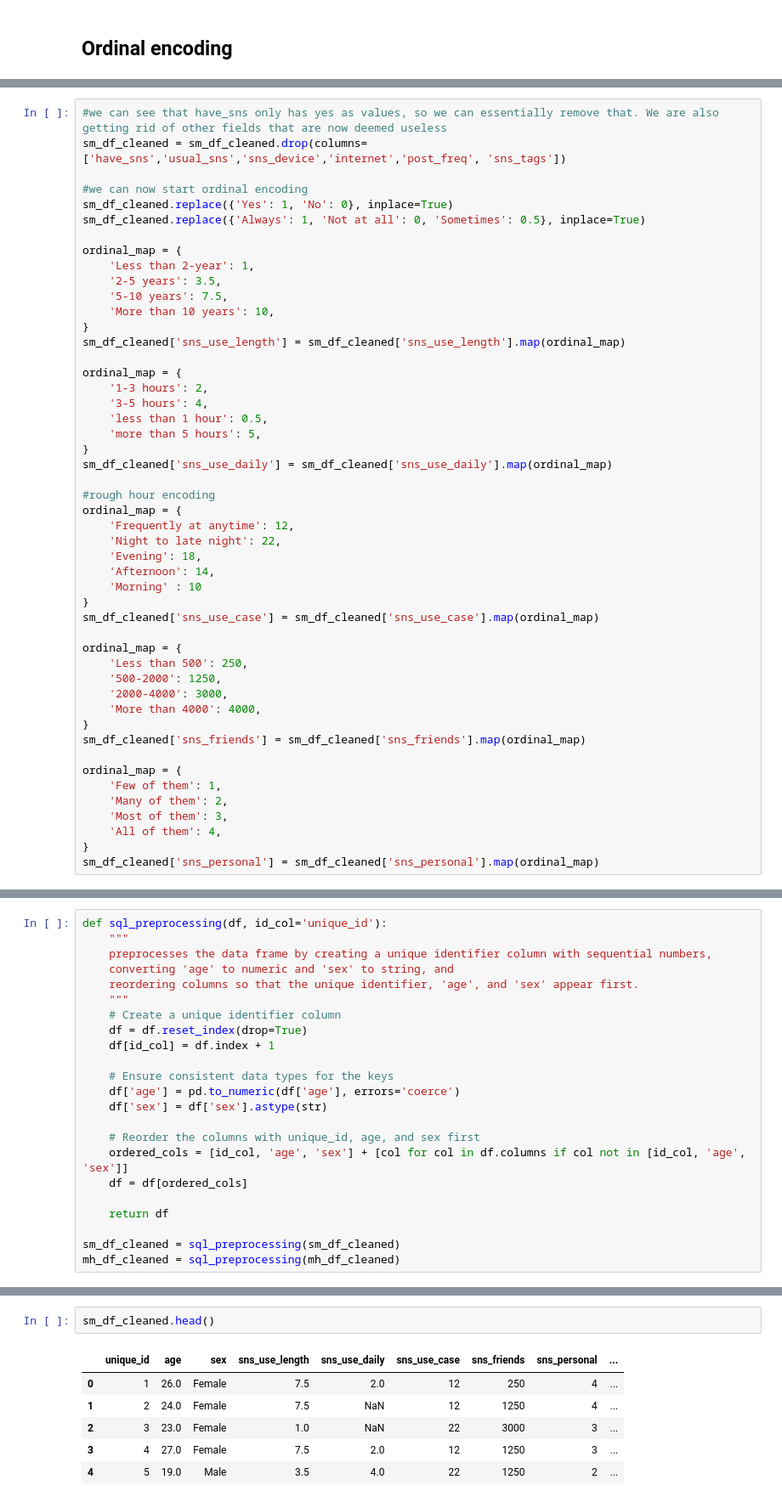
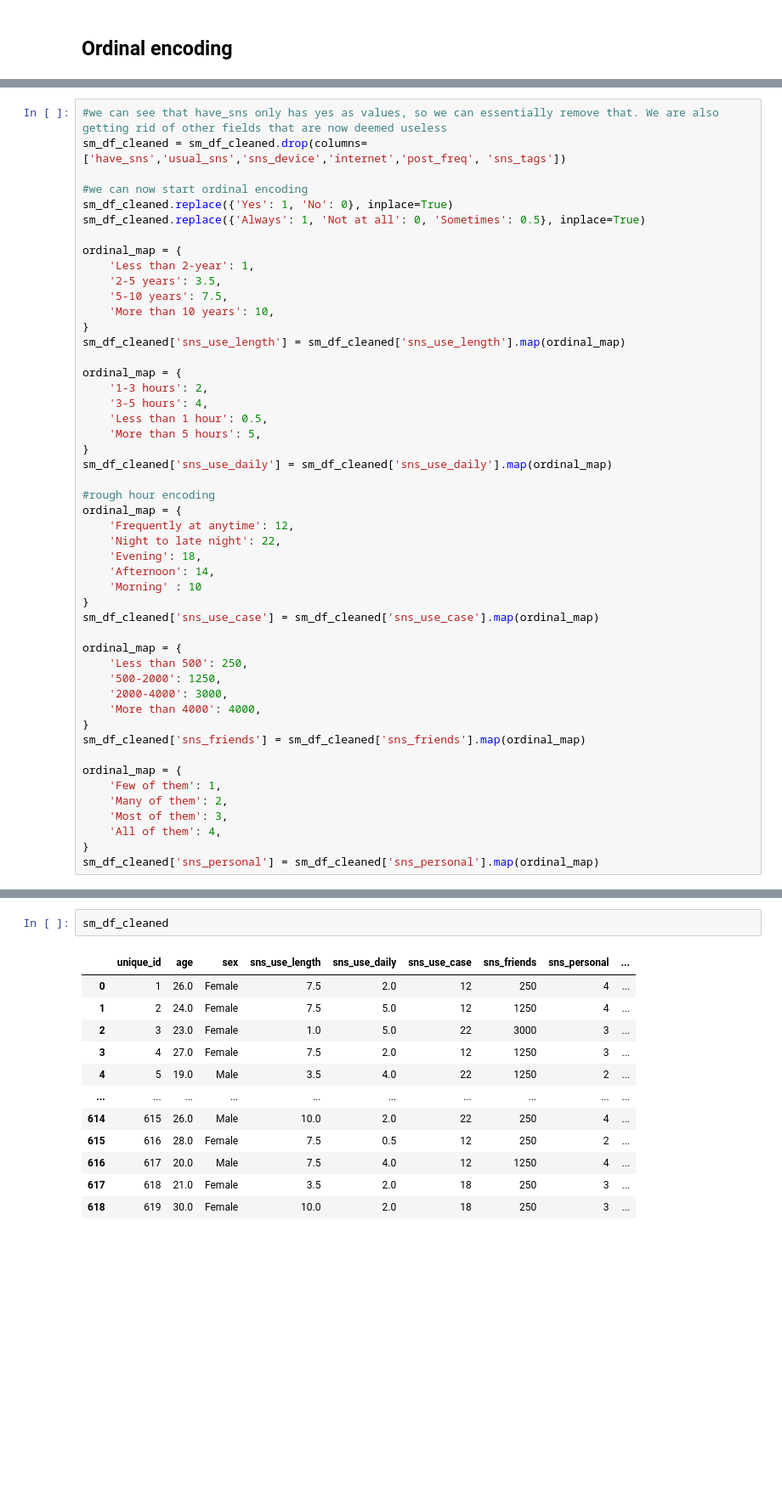
Before and after one commit to hirnas/cpsc368tp, a Jupyter notebook: code/final-submission.ipynb, the cells around one changed output, grey strips where cells are left out. Shown: that part at 85% size. Cells and saved outputs as stored; diff of their text form; blank space fills up the shorter version.

```diff
--- a/code/final-submission.ipynb
+++ b/code/final-submission.ipynb
@@ -242,8 +242,8 @@ sm_df_cleaned['sns_use_length'] = sm_df_cleaned['sns_use_length'].map(ordinal_ma
 ordinal_map = {
     '1-3 hours': 2,
     '3-5 hours': 4,
-    'less than 1 hour': 0.5,
-    'more than 5 hours': 5,
+    'Less than 1 hour': 0.5,
+    'More than 5 hours': 5,
 }
 sm_df_cleaned['sns_use_daily'] = sm_df_cleaned['sns_use_daily'].map(ordinal_map)
 
@@ -294,23 +291,0 @@ dtype: object
-# %%
-def sql_preprocessing(df, id_col='unique_id'):
-    """
-    preprocesses the data frame by creating a unique identifier column with sequential numbers,
-    converting 'age' to numeric and 'sex' to string, and
-    reordering columns so that the unique identifier, 'age', and 'sex' appear first.
-    """
-    # Create a unique identifier column
-    df = df.reset_index(drop=True)
-    df[id_col] = df.index + 1
-
-    # Ensure consistent data types for the keys
-    df['age'] = pd.to_numeric(df['age'], errors='coerce')
-    df['sex'] = df['sex'].astype(str)
-
-    # Reorder the columns with unique_id, age, and sex first
-    ordered_cols = [id_col, 'age', 'sex'] + [col for col in df.columns if col not in [id_col, 'age', 'sex']]
-    df = df[ordered_cols]
-
-    return df
-
-sm_df_cleaned = sql_preprocessing(sm_df_cleaned)
-mh_df_cleaned = sql_preprocessing(mh_df_cleaned)
@@ -317,9 +308,15 @@ mh_df_cleaned = sql_preprocessing(mh_df_cleaned)
 # %%
-sm_df_cleaned.head()
+sm_df_cleaned
 # %% [output]
 |  | unique_id | age | sex | sns_use_length | sns_use_daily | sns_use_case | sns_friends | sns_personal | ... |
 | 0 | 1 | 26.0 | Female | 7.5 | 2.0 | 12 | 250 | 4 | ... |
-| 1 | 2 | 24.0 | Female | 7.5 | NaN | 12 | 1250 | 4 | ... |
-| 2 | 3 | 23.0 | Female | 1.0 | NaN | 22 | 3000 | 3 | ... |
+| 1 | 2 | 24.0 | Female | 7.5 | 5.0 | 12 | 1250 | 4 | ... |
+| 2 | 3 | 23.0 | Female | 1.0 | 5.0 | 22 | 3000 | 3 | ... |
 | 3 | 4 | 27.0 | Female | 7.5 | 2.0 | 12 | 1250 | 3 | ... |
 | 4 | 5 | 19.0 | Male | 3.5 | 4.0 | 22 | 1250 | 2 | ... |
+| ... | ... | ... | ... | ... | ... | ... | ... | ... | ... |
+| 614 | 615 | 26.0 | Male | 10.0 | 2.0 | 22 | 250 | 4 | ... |
+| 615 | 616 | 28.0 | Female | 7.5 | 0.5 | 12 | 250 | 2 | ... |
+| 616 | 617 | 20.0 | Male | 7.5 | 4.0 | 12 | 1250 | 4 | ... |
+| 617 | 618 | 21.0 | Female | 3.5 | 2.0 | 18 | 250 | 3 | ... |
+| 618 | 619 | 30.0 | Female | 10.0 | 2.0 | 18 | 250 | 3 | ... |
```
Also changed, not shown: parts of 13 cells of this notebook, 3 other files.
